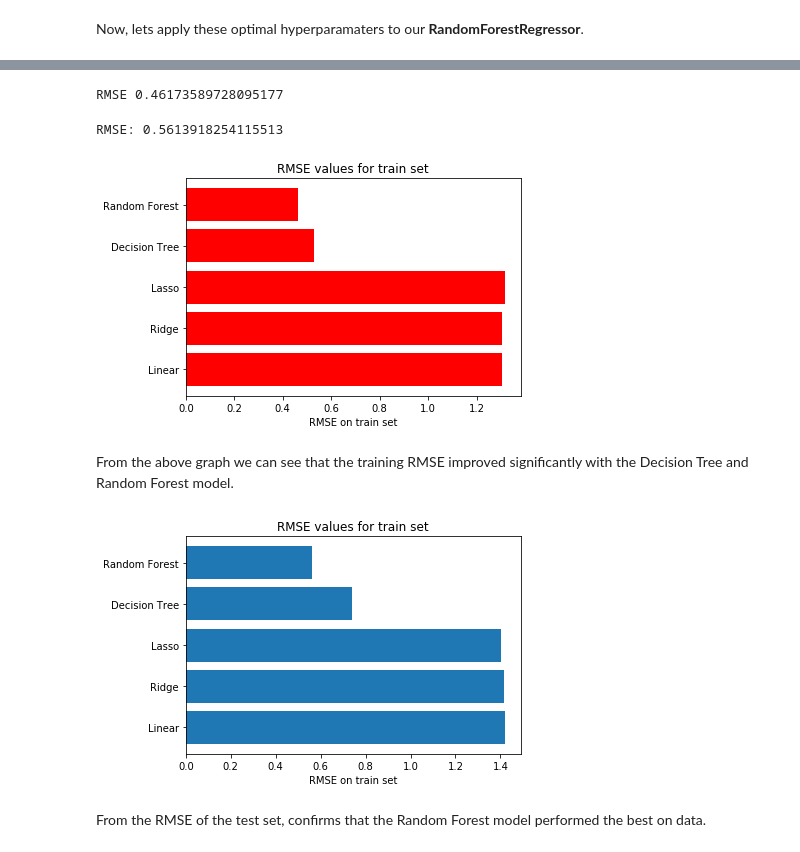
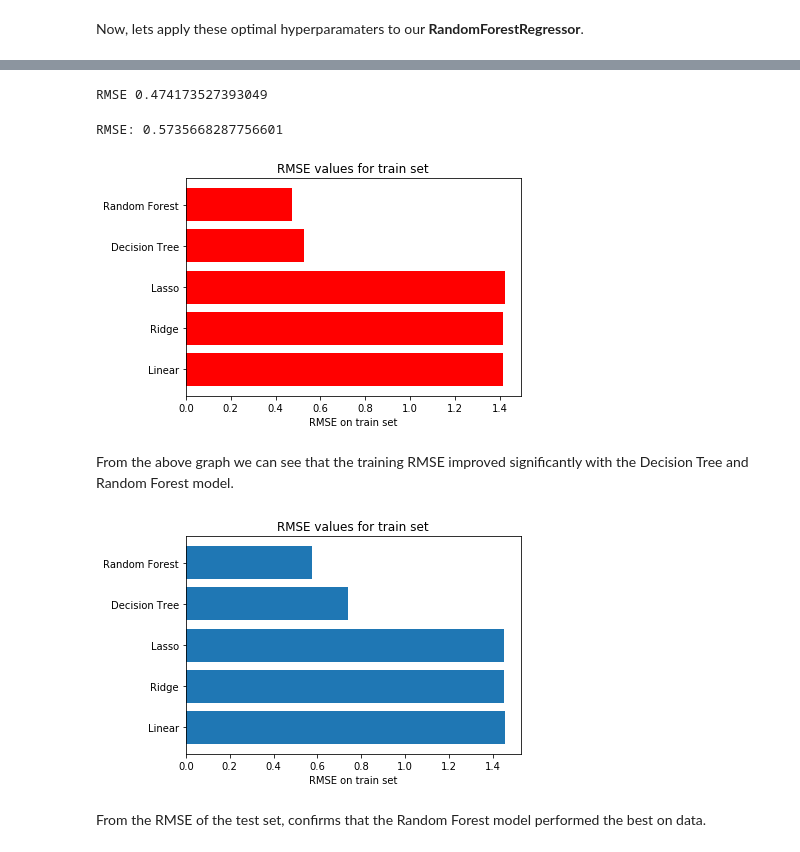
Before and after one commit to hendri80/Team_TS5_Regression, a Jupyter notebook: Team_TS5_Regression.ipynb, the cells around one changed output, grey strips where cells are left out. Saved outputs shown, nothing was run; the diff lists cells and outputs as text; code cells hidden in the pictures.

```diff
--- a/Team_TS5_Regression.ipynb
+++ b/Team_TS5_Regression.ipynb
@@ -921,11 +795,11 @@ y_pred_train_dt = regr_tree.predict(x_train_dt)
 y_pred_test_dt = regr_tree.predict(x_test_dt)
 
 # calculate MSE
-MSE_train_dt = mean_squared_error(y_pred_train_dt, y_train_dt)
-MSE_test_dt = mean_squared_error(y_pred_test_dt,y_test_dt)
+rmse_train_dt = np.sqrt(mean_squared_error(y_pred_train_dt, y_train_dt))
+rmse_test_dt = np.sqrt(mean_squared_error(y_pred_test_dt,y_test_dt))
 
 # Report RMSE
-print("Regression Decision Tree model RMSE train is:",np.sqrt(MSE_train_dt))
-print("Regression Decision Tree model RMSE test is:",np.sqrt(MSE_test_dt))
+print("Regression Decision Tree model RMSE train is:",rmse_train_dt)
+print("Regression Decision Tree model RMSE test is:",rmse_test_dt)
 # %% [output]
 Regression Decision Tree model RMSE train is: 0.5266811073163471
@@ -948,7 +822,7 @@ RF = RandomForestRegressor()
 #### Model Tuning for Random Forest
 # %%
 # dictionary containing list of values for getting optimal hyperparamaters
-param_dist_rf = {'n_estimators': list(range(40,140,40)),'max_features': list(range(30,60,10)),'max_depth': list(range(8,18,3)),'min_samples_split':list(range(5,15,3)), 'min_samples_leaf':list(range(3,5))}
+param_dist_rf = {'n_estimators': list(range(40,140,40)),'max_features': list(range(30,60,10)),'max_depth': list(range(8,18,3)),'min_samples_split':list(range(5,15,3))}
 # %%
 # define grid
 grid_rf = GridSearchCV(RF,param_grid=param_dist_rf, cv=10, n_jobs=-1)
@@ -991,7 +865,7 @@ grid_rf.best_params_
 Now, lets apply these optimal hyperparamaters to our **RandomForestRegressor**.
 # %%
 # Instantiate Random Forest model with optimal hyperparamters
-RF = RandomForestRegressor(n_estimators=90, max_features = 50, max_depth=14, min_samples_split=5, min_samples_leaf=3, random_state=1)
+RF = RandomForestRegressor(n_estimators=90, max_features = 15, max_depth=14, min_samples_split=5, min_samples_leaf=3, random_state=1)
 # %%
 # fit and train model
 RF.fit(x_train_random,y_train_random)
@@ -1006,37 +880,40 @@ RandomForestRegressor(bootstrap=True, criterion='mse', max_depth=14,
 # %%
 # training set predictions
 train_rf = RF.predict(x_train_random)
+train_rf_rmse = np.sqrt(mean_squared_error(y_train_random, train_rf))
+
 # Compute RMSE on train set
 print('RMSE',np.sqrt(mean_squared_error(y_train_random, train_rf)))
 # %% [output]
-RMSE 0.46173589728095177
+RMSE 0.474173527393049
 # %%
 # Get predictions
 test_rf = RF.predict(x_test_random)
+test_rf_rmse = np.sqrt(mean_squared_error(y_test_random,test_rf))
 
 # Compute RMSE
 print("RMSE:",np.sqrt(mean_squared_error(y_test_random,test_rf)))
 # %% [output]
-RMSE: 0.5613918254115513
+RMSE: 0.5735668287756601
 # %%
 fig, ax = plt.subplots()
-train_rmse = [1.303, 1.305, 1.316, 0.527, 0.462]
+train_rmse = [train_rmse_best, train_ridge_rmse, train_lasso_rmse, rmse_train_dt, train_rf_rmse]
 models = ['Linear', 'Ridge', 'Lasso','Decision Tree', 'Random Forest']
 
 ax.barh(models, train_rmse, color='red')
 ax.set_yticks(models)
 ax.set_yticklabels(models)
 ax.set_xlabel('RMSE on train set')
 ax.set_title('RMSE values for train set')
 
 plt.show()
 # %% [output]
-[figure, old version]
+[figure, new version]
 # %% [markdown]
 From the above graph we can see that the training RMSE improved significantly with the Decision Tree and Random Forest model.
 # %%
 fig, ax = plt.subplots()
-train_rmse = [1.419, 1.418, 1.404, 0.741, 0.561]
+train_rmse = [test_rmse_best, test_ridge_rmse, test_lasso_rmse, rmse_test_dt, test_rf_rmse]
 models = ['Linear', 'Ridge', 'Lasso','Decision Tree', 'Random Forest']
 
 ax.barh(models, train_rmse)
@@ -1047,7 +924,7 @@ ax.set_title('RMSE values for train set')
 
 plt.show()
 # %% [output]
-[figure, old version]
+[figure, new version]
 # %% [markdown]
 From the RMSE of the test set, confirms that the Random Forest model performed the best on data.
 # %% [markdown]
```
Also changed, not shown: parts of 145 cells of this notebook.
